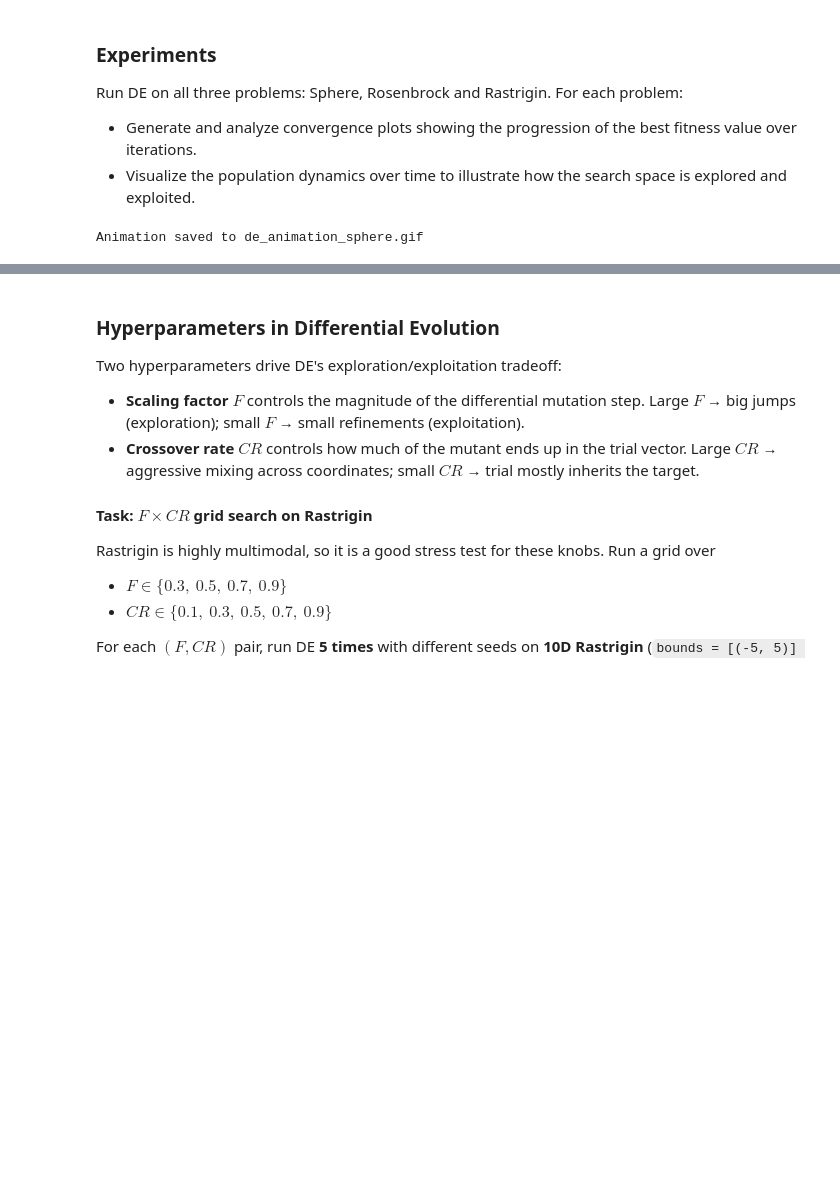
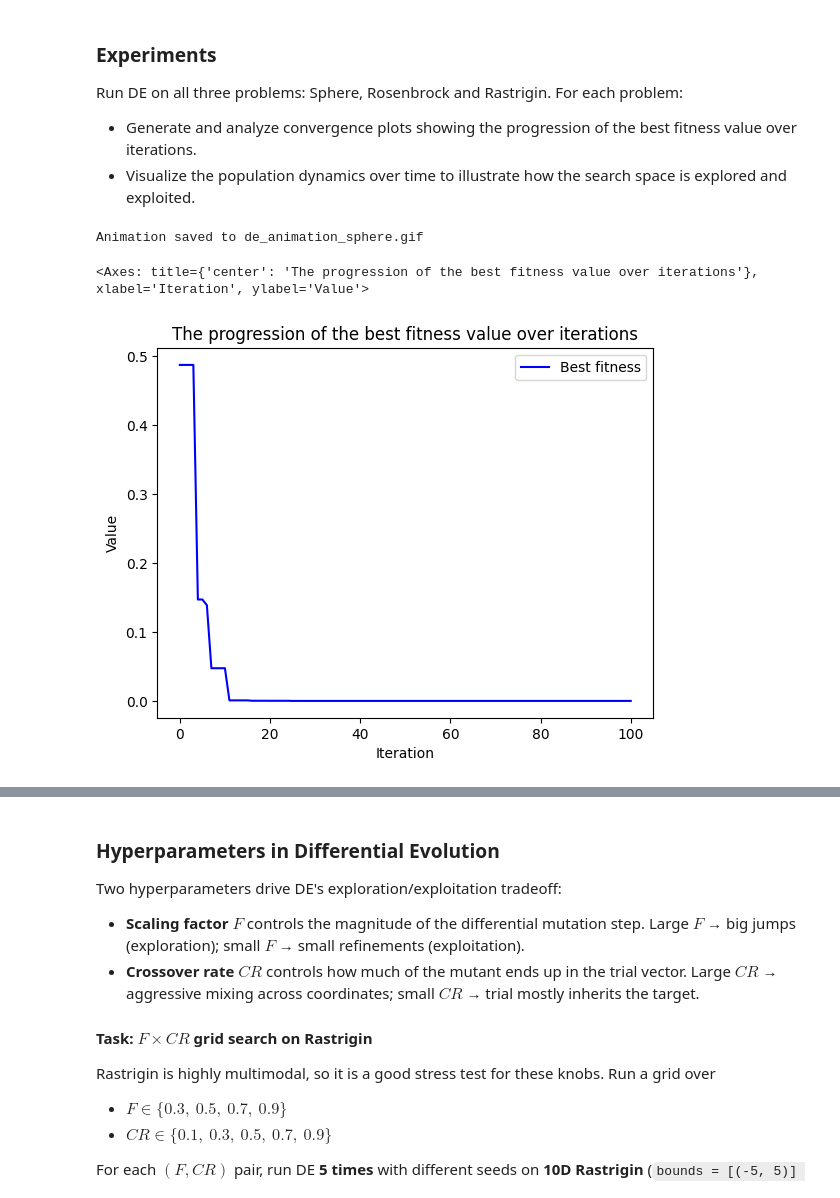
Before and after one commit to pawlowiczf/Stochastic-Methods-in-Machine-Learning, a Jupyter notebook: 10-differential/instructions.ipynb, the cells around one changed output, grey strips where cells are left out. Cells and saved outputs as stored; diff of their text form; code cells hidden in the pictures; blank space fills up the shorter version.

```diff
--- a/10-differential/instructions.ipynb
+++ b/10-differential/instructions.ipynb
@@ -267,8 +308,12 @@ Run DE on all three problems: Sphere, Rosenbrock and Rastrigin. For each problem
 - Visualize the population dynamics over time to illustrate how the search space is explored and exploited.
 # %%
 result = differential_evolution(sphere, bounds=BOUNDS, pop_size=50)
+
 animate_de(func=sphere, history=result.history, filename="de_animation_sphere.gif")
+plot_fitness_progress(result, grid=False)
 # %% [output]
 Animation saved to de_animation_sphere.gif
+<Axes: title={'center': 'The progression of the best fitness value over iterations'}, xlabel='Iteration', ylabel='Value'>
+[figure, added]
 # %%
 result = differential_evolution(rosenbrock, bounds=BOUNDS, pop_size=50)
```
Also changed, not shown: parts of 8 cells of this notebook, 4 other files.
